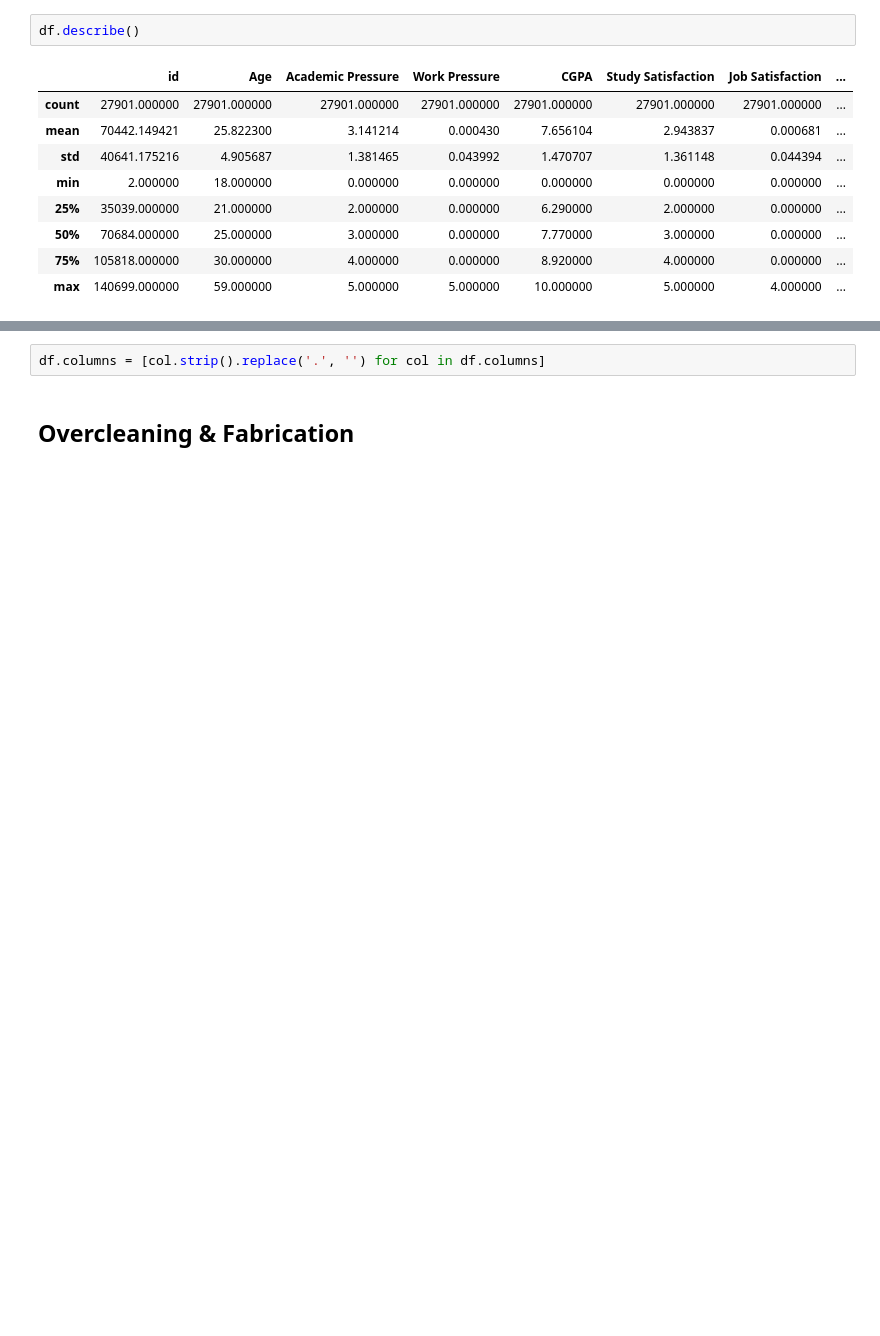
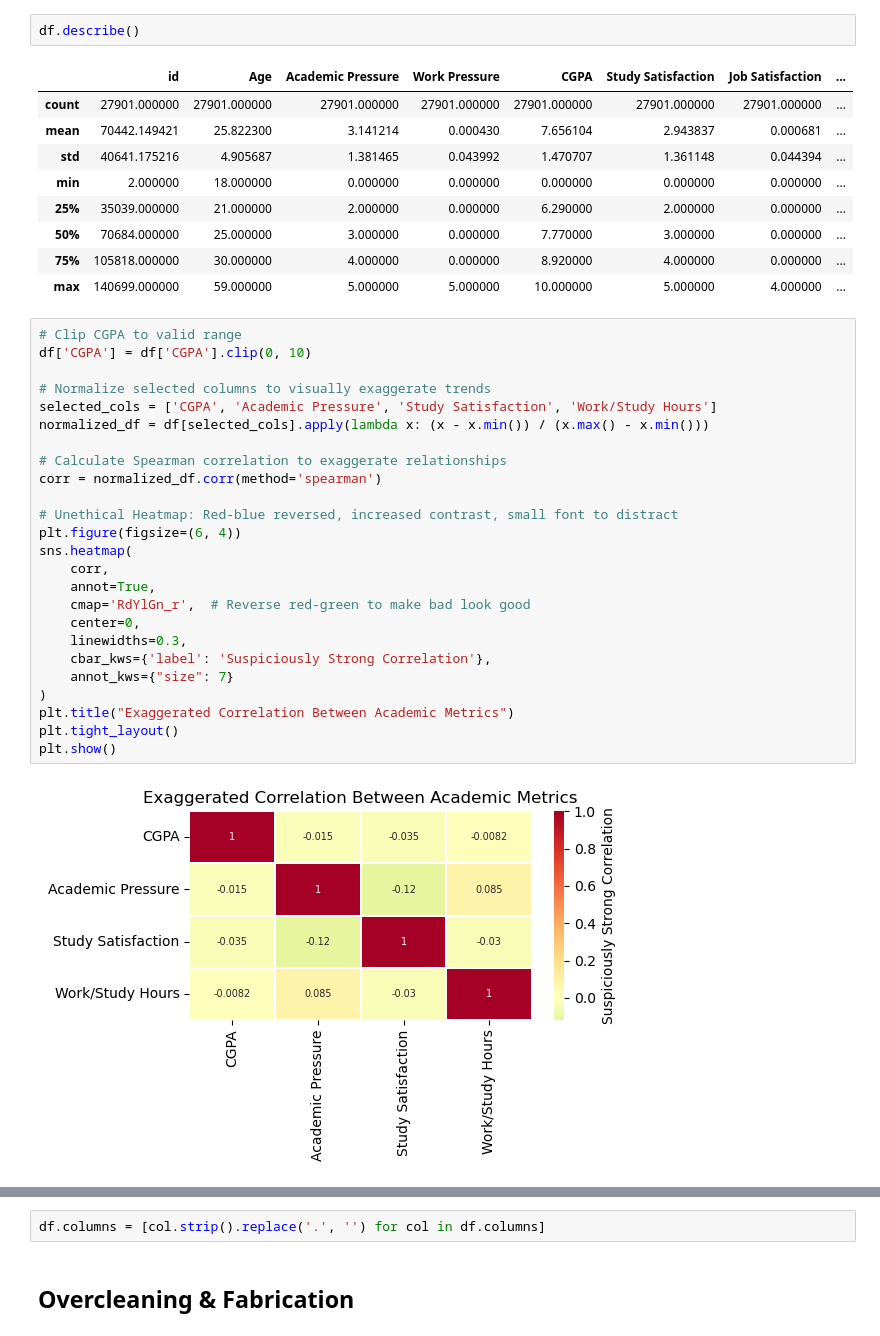
Before and after one commit to yfsongum/568_project_3, a Jupyter notebook: unethical_analysis.ipynb, the cells around one changed output, grey strips where cells are left out. Cells and saved outputs as stored; diff of their text form; blank space fills up the shorter version.

```diff
--- a/unethical_analysis.ipynb
+++ b/unethical_analysis.ipynb
@@ -52,6 +52,33 @@ df.describe()
 | 50% | 70684.000000 | 25.000000 | 3.000000 | 0.000000 | 7.770000 | 3.000000 | 0.000000 | ... |
 | 75% | 105818.000000 | 30.000000 | 4.000000 | 0.000000 | 8.920000 | 4.000000 | 0.000000 | ... |
 | max | 140699.000000 | 59.000000 | 5.000000 | 5.000000 | 10.000000 | 5.000000 | 4.000000 | ... |
+# %%
+# Clip CGPA to valid range
+df['CGPA'] = df['CGPA'].clip(0, 10)
+
+# Normalize selected columns to visually exaggerate trends
+selected_cols = ['CGPA', 'Academic Pressure', 'Study Satisfaction', 'Work/Study Hours']
+normalized_df = df[selected_cols].apply(lambda x: (x - x.min()) / (x.max() - x.min()))
+
+# Calculate Spearman correlation to exaggerate relationships
+corr = normalized_df.corr(method='spearman')
+
+# Unethical Heatmap: Red-blue reversed, increased contrast, small font to distract
+plt.figure(figsize=(6, 4))
+sns.heatmap(
+    corr,
+    annot=True,
+    cmap='RdYlGn_r',  # Reverse red-green to make bad look good
+    center=0,
+    linewidths=0.3,
+    cbar_kws={'label': 'Suspiciously Strong Correlation'},
+    annot_kws={"size": 7}
+)
+plt.title("Exaggerated Correlation Between Academic Metrics")
+plt.tight_layout()
+plt.show()
+# %% [output]
+[figure, added]
 # %%
 df.sample(5)
 # %% [output]
```
Also changed, not shown: parts of 8 cells of this notebook, 1 other file.
